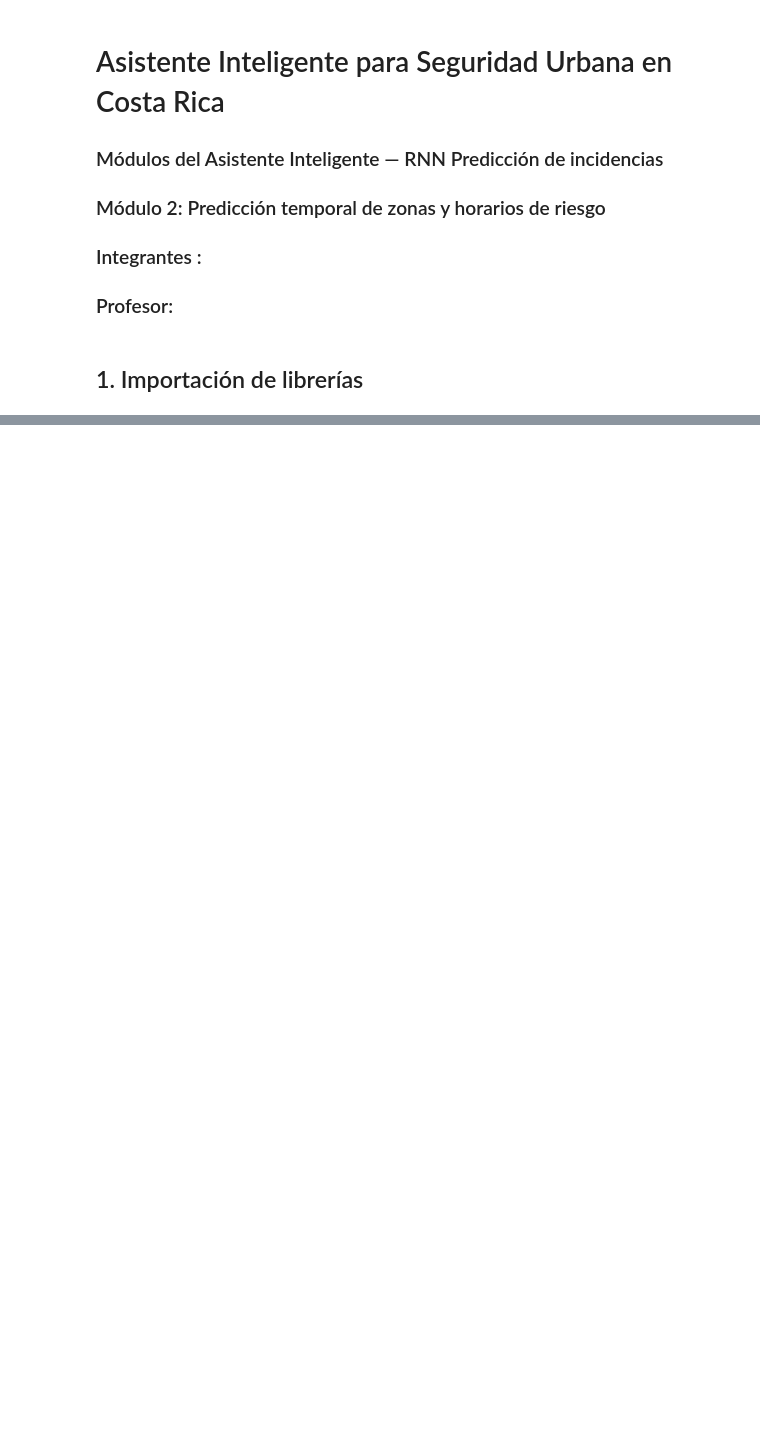
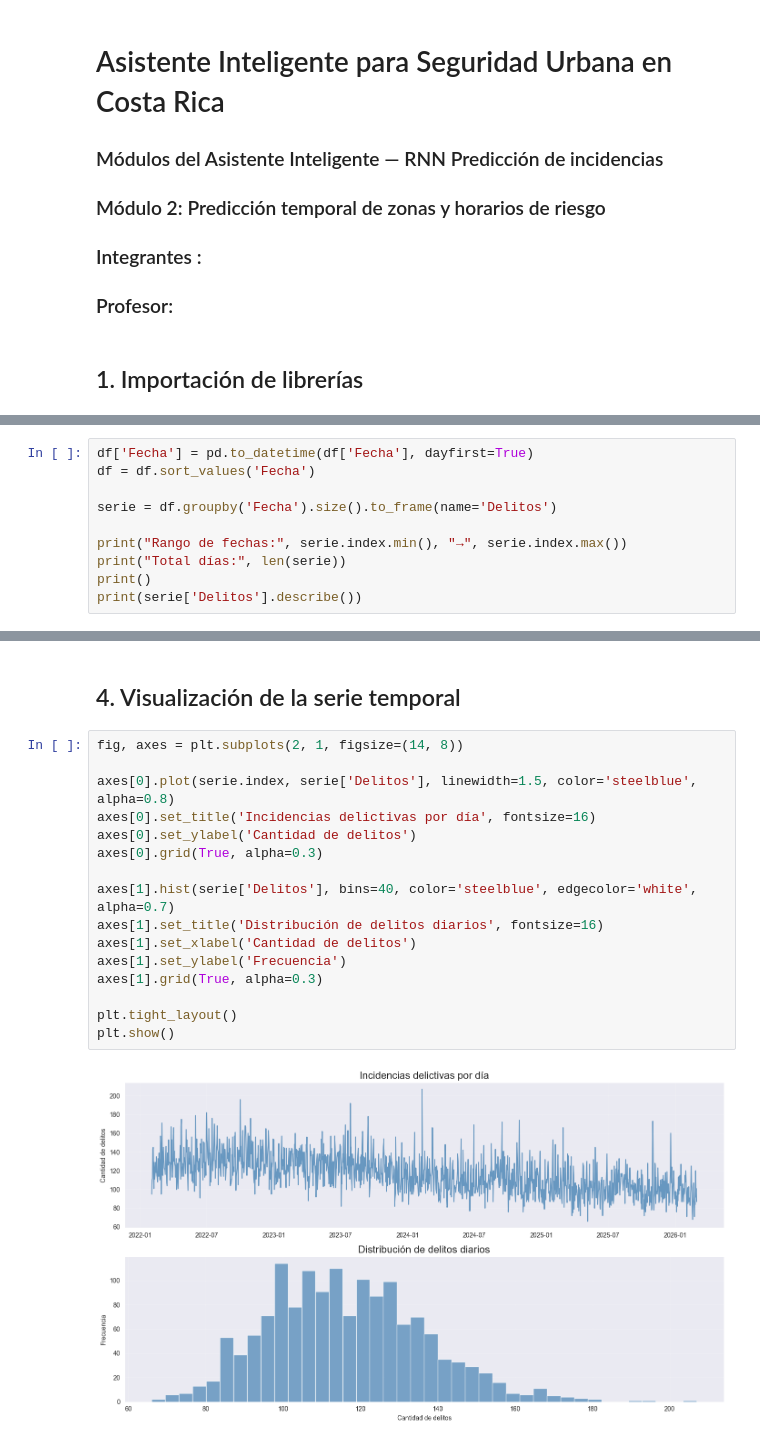
Before and after one commit to kendalls-s/SmartCityIA, a Jupyter notebook: notebooks/03_RNN_Incidencias.ipynb, the cells around one changed output, grey strips where cells are left out. Drawn from its saved outputs; the diff is of its cells as text; blank space fills up the shorter version.

```diff
--- a/notebooks/03_RNN_Incidencias.ipynb
+++ b/notebooks/03_RNN_Incidencias.ipynb
@@ -423,0 +65,10 @@ Modelo guardado como: modelo_rnn_incidencias.keras
+# %%
+df['Fecha'] = pd.to_datetime(df['Fecha'], dayfirst=True)
+df = df.sort_values('Fecha')
+
+serie = df.groupby('Fecha').size().to_frame(name='Delitos')
+
+print("Rango de fechas:", serie.index.min(), "→", serie.index.max())
+print("Total días:", len(serie))
+print()
+print(serie['Delitos'].describe())
@@ -423,0 +88,20 @@ Modelo guardado como: modelo_rnn_incidencias.keras
+# %% [markdown]
+## 4. Visualización de la serie temporal
+# %%
+fig, axes = plt.subplots(2, 1, figsize=(14, 8))
+
+axes[0].plot(serie.index, serie['Delitos'], linewidth=1.5, color='steelblue', alpha=0.8)
+axes[0].set_title('Incidencias delictivas por día', fontsize=16)
+axes[0].set_ylabel('Cantidad de delitos')
+axes[0].grid(True, alpha=0.3)
+
+axes[1].hist(serie['Delitos'], bins=40, color='steelblue', edgecolor='white', alpha=0.7)
+axes[1].set_title('Distribución de delitos diarios', fontsize=16)
+axes[1].set_xlabel('Cantidad de delitos')
+axes[1].set_ylabel('Frecuencia')
+axes[1].grid(True, alpha=0.3)
+
+plt.tight_layout()
+plt.show()
+# %% [output]
+[figure, added]
```
Also changed, not shown: parts of 75 cells of this notebook.
